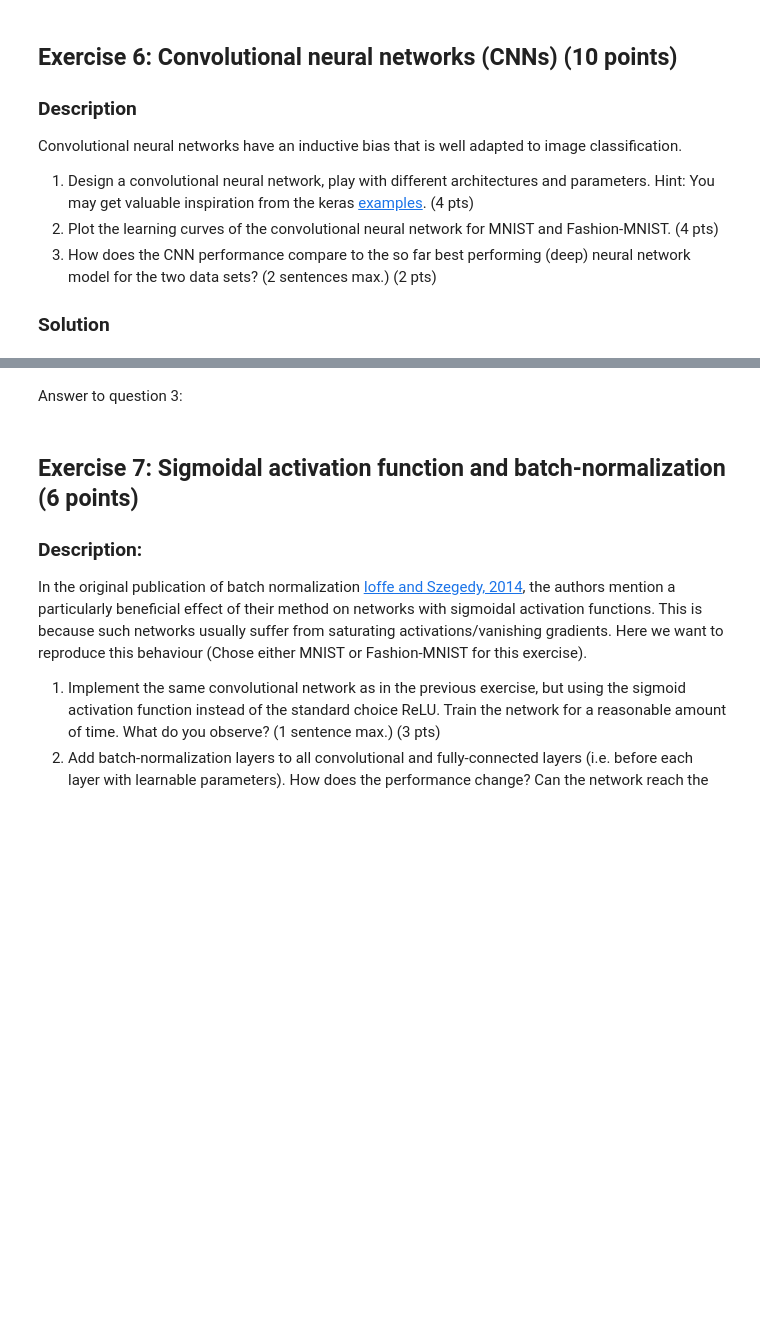
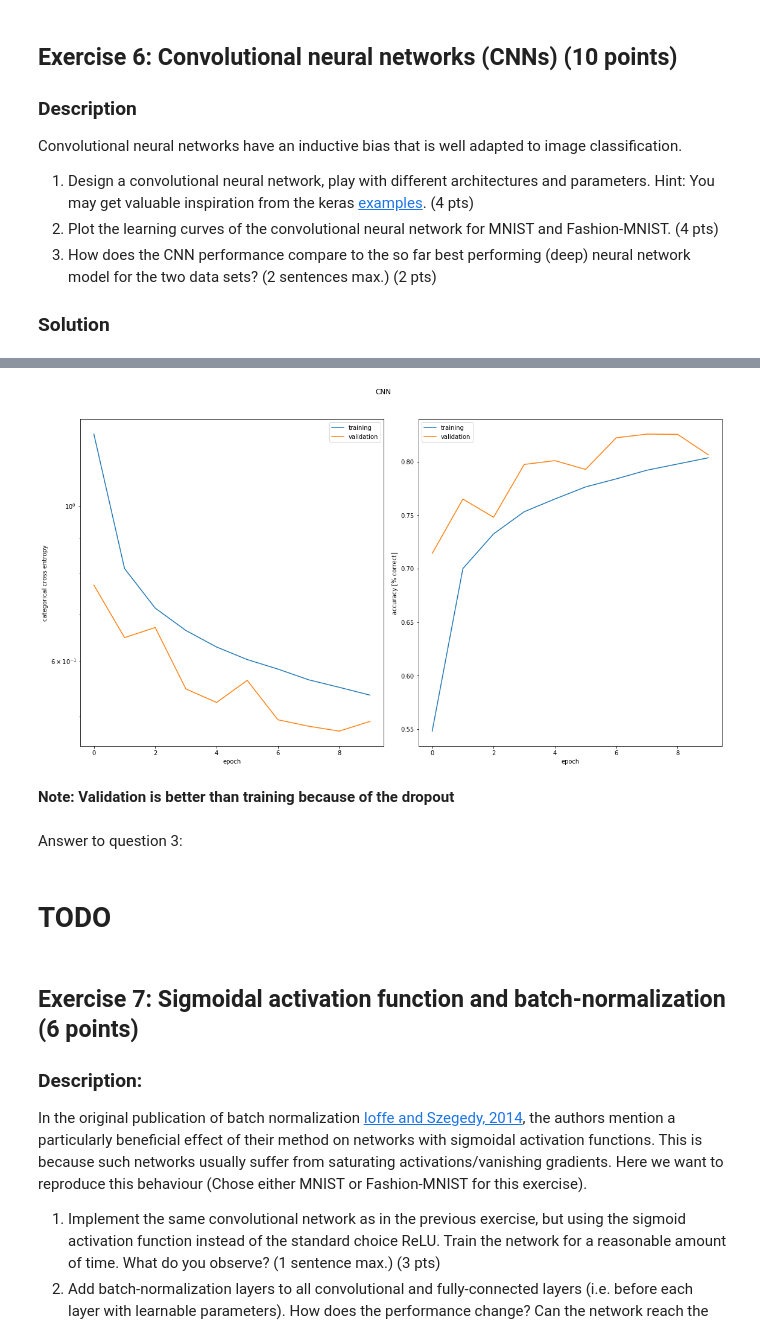
Before and after one commit to zweili/ANN_miniproject1, a Jupyter notebook: miniproject1.ipynb, the cells around one changed output, grey strips where cells are left out. Cells and saved outputs as stored; diff of their text form; code cells hidden in the pictures; blank space fills up the shorter version.

```diff
--- a/miniproject1.ipynb
+++ b/miniproject1.ipynb
@@ -280,5 +418,13 @@ Convolutional neural networks have an inductive bias that is well adapted to ima
+# %%
+plt4 = plot_history(history_fashion, "CNN")
+# %% [output]
+[figure, added]
+# %% [markdown]
+**Note: Validation is better than training because of the dropout**
 # %% [markdown]
 Answer to question 3:
+# %% [markdown]
+# TODO
 # %% [markdown]
 ## Exercise 7: Sigmoidal activation function and batch-normalization (6 points)
 
```
Also changed, not shown: parts of 20 cells of this notebook.
